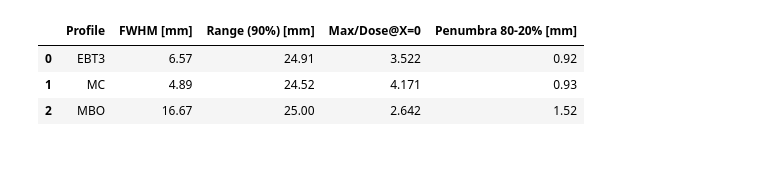
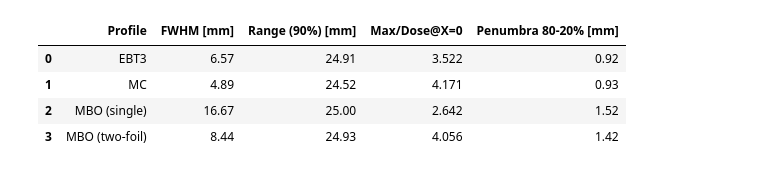
Before and after one commit to grzanka/osl_mb_foils, a Jupyter notebook: notebooks/pub_something_2026/comparisons/1.0-aic144-comparisons.ipynb, the cells around one changed output. Drawn from its saved outputs; the diff is of its cells as text; code cells hidden in the pictures.

```diff
--- a/notebooks/pub_something_2026/comparisons/1.0-aic144-comparisons.ipynb
+++ b/notebooks/pub_something_2026/comparisons/1.0-aic144-comparisons.ipynb
@@ -9,11 +9,13 @@ from scipy.interpolate import interp1d
 # File paths
 MC_CCB_FILE = Path(r"C:\Users\grzanka\workspace\osl_mb_foils\notebooks\pub_something_2026\mc\mc_aic144_big.csv")
 EBT_CCB_FILE = Path(r"C:\Users\grzanka\workspace\osl_mb_foils\notebooks\pub_something_2026\ebt_foils\ebt_profile_aic144.csv")
-MBO_FILE = Path(r"C:\Users\grzanka\OneDrive - ifj.edu.pl\Projects\MB_foils\Publication_2026\raw_data\foils_mbo_aic144\2025-11-25\mbo_aic144_single_foil_rotated.npz")
+MBO_SINGLE_FILE = Path(r"C:\Users\grzanka\OneDrive - ifj.edu.pl\Projects\MB_foils\Publication_2026\raw_data\foils_mbo_aic144\2025-11-25\mbo_aic144_single_foil_rotated.npz")
+MBO_DOUBLE_FILE = Path(r"C:\Users\grzanka\OneDrive - ifj.edu.pl\Projects\MB_foils\Publication_2026\raw_data\foils_mbo_aic144\2025-10-09\profile_foils_1_2.npz")
 
 print(f"MC file exists: {MC_CCB_FILE.exists()}")
 print(f"EBT file exists: {EBT_CCB_FILE.exists()}")
-print(f"MBO file exists: {MBO_FILE.exists()}")
+print(f"MBO single file exists: {MBO_SINGLE_FILE.exists()}")
+print(f"MBO double file exists: {MBO_DOUBLE_FILE.exists()}")
 # %% [output]
 MC file exists: True
 EBT file exists: True
@@ -298,82 +169,53 @@ plt.show()
 # %%
 # Calculate profile parameters for summary table
-
 def find_distal_position(x_dense, y_dense, threshold_fraction):
     """Find position on distal edge where dose drops to threshold_fraction of max."""
-    y_max = y_dense.max()
-    threshold = threshold_fraction * y_max
+    threshold = threshold_fraction * y_dense.max()
     idx_max = np.argmax(y_dense)
-    x_max = x_dense[idx_max]
-
-    # Look only in distal part (X > position of max)
-    distal_mask = x_dense > x_max
-    x_distal = x_dense[distal_mask]
-    y_distal = y_dense[distal_mask]
-
-    below_threshold = y_distal < threshold
-    if np.any(below_threshold):
-        idx = np.where(below_threshold)[0][0]
-        return x_distal[idx]
+    distal_mask = np.arange(len(x_dense)) > idx_max
+    below = y_dense[distal_mask] < threshold
+    if np.any(below):
+        return x_dense[distal_mask][np.where(below)[0][0]]
     return np.nan
 
 def calc_penumbra_80_20(x_dense, y_dense):
     """Calculate distance from 80% to 20% dose on distal edge."""
-    x_80 = find_distal_position(x_dense, y_dense, 0.8)
-    x_20 = find_distal_position(x_dense, y_dense, 0.2)
-    if np.isnan(x_80) or np.isnan(x_20):
-        return np.nan
-    return x_20 - x_80
+    x_80, x_20 = find_distal_position(x_dense, y_dense, 0.8), find_distal_position(x_dense, y_dense, 0.2)
+    return x_20 - x_80 if not (np.isnan(x_80) or np.isnan(x_20)) else np.nan
 
 def calc_fwhm(x_dense, y_dense):
     """Calculate FWHM."""
-    y_max = y_dense.max()
-    half_max = y_max / 2
+    half_max = y_dense.max() / 2
     above_half = y_dense >= half_max
-    transitions = np.diff(above_half.astype(int))
-    rising_idx = np.where(transitions == 1)[0]
-    falling_idx = np.where(transitions == -1)[0]
-    if len(rising_idx) > 0 and len(falling_idx) > 0:
-        return x_dense[falling_idx[-1]] - x_dense[rising_idx[0]]
-    return np.nan
+    trans = np.diff(above_half.astype(int))
+    rising, falling = np.where(trans == 1)[0], np.where(trans == -1)[0]
+    return x_dense[falling[-1]] - x_dense[rising[0]] if len(rising) > 0 and len(falling) > 0 else np.nan
 
-# Recreate dense interpolations
-x_dense_ebt = np.linspace(df_ebt['x_mm'].min(), df_ebt['x_mm'].max(), 1000)
-ebt_dense = ebt_interp(x_dense_ebt)
-
-mc_interp_scaled = interp1d(df_mc['depth'], df_mc['dose_scaled'], kind='linear', fill_value='extrapolate')
-x_dense_mc = np.linspace(df_mc['depth'].min(), df_mc['depth'].max(), 1000)
-mc_dense = mc_interp_scaled(x_dense_mc)
-
-mbo_interp_scaled = interp1d(mbo_x_shifted, mbo_values_scaled, kind='linear', fill_value='extrapolate')
-x_dense_mbo = np.linspace(mbo_x_shifted.min(), mbo_x_shifted.max(), 1000)
-mbo_dense = mbo_interp_scaled(x_dense_mbo)
-
-# Calculate parameters for each profile
+# Calculate for all profiles
 profiles = {
-    'EBT3': (x_dense_ebt, ebt_dense, df_ebt['dose_Gy'].max(), ebt_dose_at_0),
-    'MC': (x_dense_mc, mc_dense, df_mc['dose_scaled'].max(), float(mc_interp_scaled(0))),
-    'MBO': (x_dense_mbo, mbo_dense, mbo_values_scaled.max(), float(mbo_interp_scaled(0)))
+    'EBT3': (df_ebt['x_mm'].values, df_ebt['dose_Gy'].values),
+    'MC': (df_mc['depth'].values, df_mc['dose_scaled'].values),
+    'MBO (single)': (mbo_single_x_shifted, mbo_single_scaled),
+    'MBO (two-foil)': (mbo_double_x_shifted, mbo_double_scaled)
 }
 
 results = []
-for name, (x_d, y_d, max_dose, dose_at_0) in profiles.items():
-    fwhm = calc_fwhm(x_d, y_d)
-    range_90 = find_distal_position(x_d, y_d, 0.9)
-    max_to_0_ratio = max_dose / dose_at_0
-    penumbra_80_20 = calc_penumbra_80_20(x_d, y_d)
+for name, (x, y) in profiles.items():
+    x_d = np.linspace(x.min(), x.max(), 1000)
+    y_d = interp1d(x, y, fill_value='extrapolate')(x_d)
+    dose_at_0 = float(interp1d(x, y, fill_value='extrapolate')(0))
 
     results.append({
         'Profile': name,
-        'FWHM [mm]': f"{fwhm:.2f}",
-        'Range (90%) [mm]': f"{range_90:.2f}",
-        'Max/Dose@X=0': f"{max_to_0_ratio:.3f}",
-        'Penumbra 80-20% [mm]': f"{penumbra_80_20:.2f}"
+        'FWHM [mm]': f"{calc_fwhm(x_d, y_d):.2f}",
+        'Range (90%) [mm]': f"{find_distal_position(x_d, y_d, 0.9):.2f}",
+        'Max/Dose@X=0': f"{y_d.max() / dose_at_0:.3f}",
+        'Penumbra 80-20% [mm]': f"{calc_penumbra_80_20(x_d, y_d):.2f}"
     })
 
-# Create and display table
 df_summary = pd.DataFrame(results)
 print("Profile Parameters Summary")
-print("=" * 70)
+print("=" * 80)
 display(df_summary)
 # %% [output]
 Profile Parameters Summary
@@ -381,4 +223,5 @@ Profile Parameters Summary
 |  | Profile | FWHM [mm] | Range (90%) [mm] | Max/Dose@X=0 | Penumbra 80-20% [mm] |
 | 0 | EBT3 | 6.57 | 24.91 | 3.522 | 0.92 |
 | 1 | MC | 4.89 | 24.52 | 4.171 | 0.93 |
-| 2 | MBO | 16.67 | 25.00 | 2.642 | 1.52 |
+| 2 | MBO (single) | 16.67 | 25.00 | 2.642 | 1.52 |
+| 3 | MBO (two-foil) | 8.44 | 24.93 | 4.056 | 1.42 |
```
Also changed, not shown: parts of 5 cells of this notebook, 2 other files.
